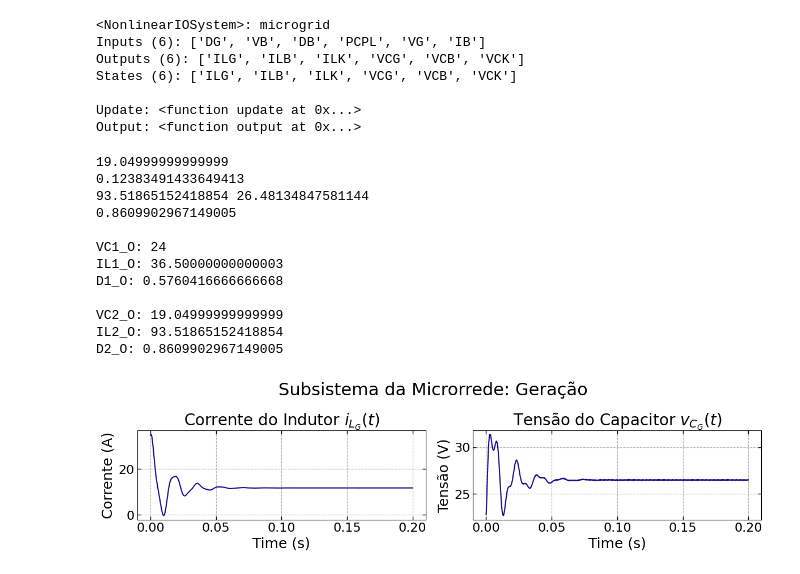
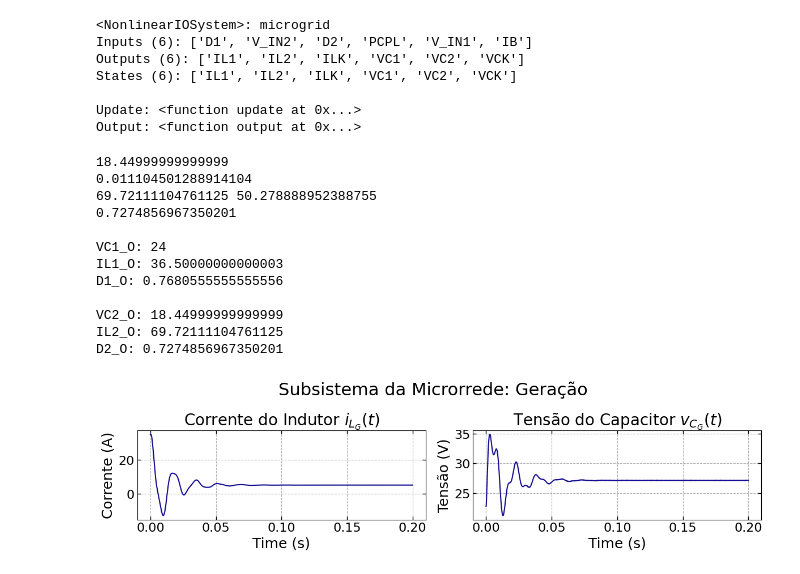
Before and after one commit to andel-vitorio/etc-for-dc-microgrids, a Jupyter notebook: notebooks/microgrid-simulation.ipynb, the cells around one changed output. Drawn from its saved outputs; the diff is of its cells as text; code cells hidden in the pictures.

```diff
--- a/notebooks/microgrid-simulation.ipynb
+++ b/notebooks/microgrid-simulation.ipynb
@@ -77,16 +108,16 @@ def output(t, x, u, params):
 
 
 system = ct.ss(update, output, name='microgrid',
-               inputs=('DG', 'VB', 'DB', 'PCPL', 'VG', 'IB'),
-               states=('ILG', 'ILB', 'ILK', 'VCG', 'VCB', 'VCK'),
-               outputs=('ILG', 'ILB', 'ILK', 'VCG', 'VCB', 'VCK'))
+               inputs=('D1', 'V_IN2', 'D2', 'PCPL', 'V_IN1', 'IB'),
+               states=('IL1', 'IL2', 'ILK', 'VC1', 'VC2', 'VCK'),
+               outputs=('IL1', 'IL2', 'ILK', 'VC1', 'VC2', 'VCK'))
 
 print(system)
 # %% [output]
 <NonlinearIOSystem>: microgrid
-Inputs (6): ['DG', 'VB', 'DB', 'PCPL', 'VG', 'IB']
-Outputs (6): ['ILG', 'ILB', 'ILK', 'VCG', 'VCB', 'VCK']
-States (6): ['ILG', 'ILB', 'ILK', 'VCG', 'VCB', 'VCK']
+Inputs (6): ['D1', 'V_IN2', 'D2', 'PCPL', 'V_IN1', 'IB']
+Outputs (6): ['IL1', 'IL2', 'ILK', 'VC1', 'VC2', 'VCK']
+States (6): ['IL1', 'IL2', 'ILK', 'VC1', 'VC2', 'VCK']
 
 Update: <function update at 0x...>
 Output: <function output at 0x...>
@@ -98,8 +129,8 @@ RCRL = 20
 
 VE_O = 24
 
-IB_O = 20
-V_IN1 = 48
+IB_O = 14
+V_IN1 = 36
 V_IN2 = 12
 VC1_O = 24
 VCK_O = 20
@@ -180,18 +211,18 @@ step = 1e-5
 # Instantes de tempo
 timepts = np.arange(0, end_time + step, step)
 # %% [output]
-19.04999999999999
-0.12383491433649413
-93.51865152418854 26.48134847581144
-0.8609902967149005
+18.44999999999999
+0.011104501288914104
+69.72111104761125 50.278888952388755
+0.7274856967350201
 
 VC1_O: 24
 IL1_O: 36.50000000000003
-D1_O: 0.5760416666666668
+D1_O: 0.7680555555555556
 
-VC2_O: 19.04999999999999
-IL2_O: 93.51865152418854
-D2_O: 0.8609902967149005
+VC2_O: 18.44999999999999
+IL2_O: 69.72111104761125
+D2_O: 0.7274856967350201
 # %%
 t, y = ct.input_output_response(
     sys=system, T=timepts,
@@ -200,21 +231,22 @@ t, y = ct.input_output_response(
 # %%
 # Definindo o tamanho da figura e os subplots
 fig, axs = plt.subplots(1, 2, figsize=(12, 3.2))
 
 # Adicionando o título à figura
 fig.suptitle("Subsistema da Microrrede: Geração", fontsize=22)
 
 set_subplot(
-    axs[0], t, y[0],
+    axs[0], t, y[2],
     'Time (s)', 'Corrente (A)', 'Corrente do Indutor $i_{L_G}(t)$',
 )
 
 # Configurando o subplot da Tensão do Capacitor
 set_subplot(
-    axs[1],  t, y[3],
+    axs[1],  t, y[5],
     'Time (s)', 'Tensão (V)', 'Tensão do Capacitor $v_{C_G}(t)$',
 )
 
 plt.tight_layout()
+plt.close()
 # %% [output]
-[figure, old version]
+[figure, new version]
```
Also changed, not shown: parts of 7 cells of this notebook, 5 other files.
